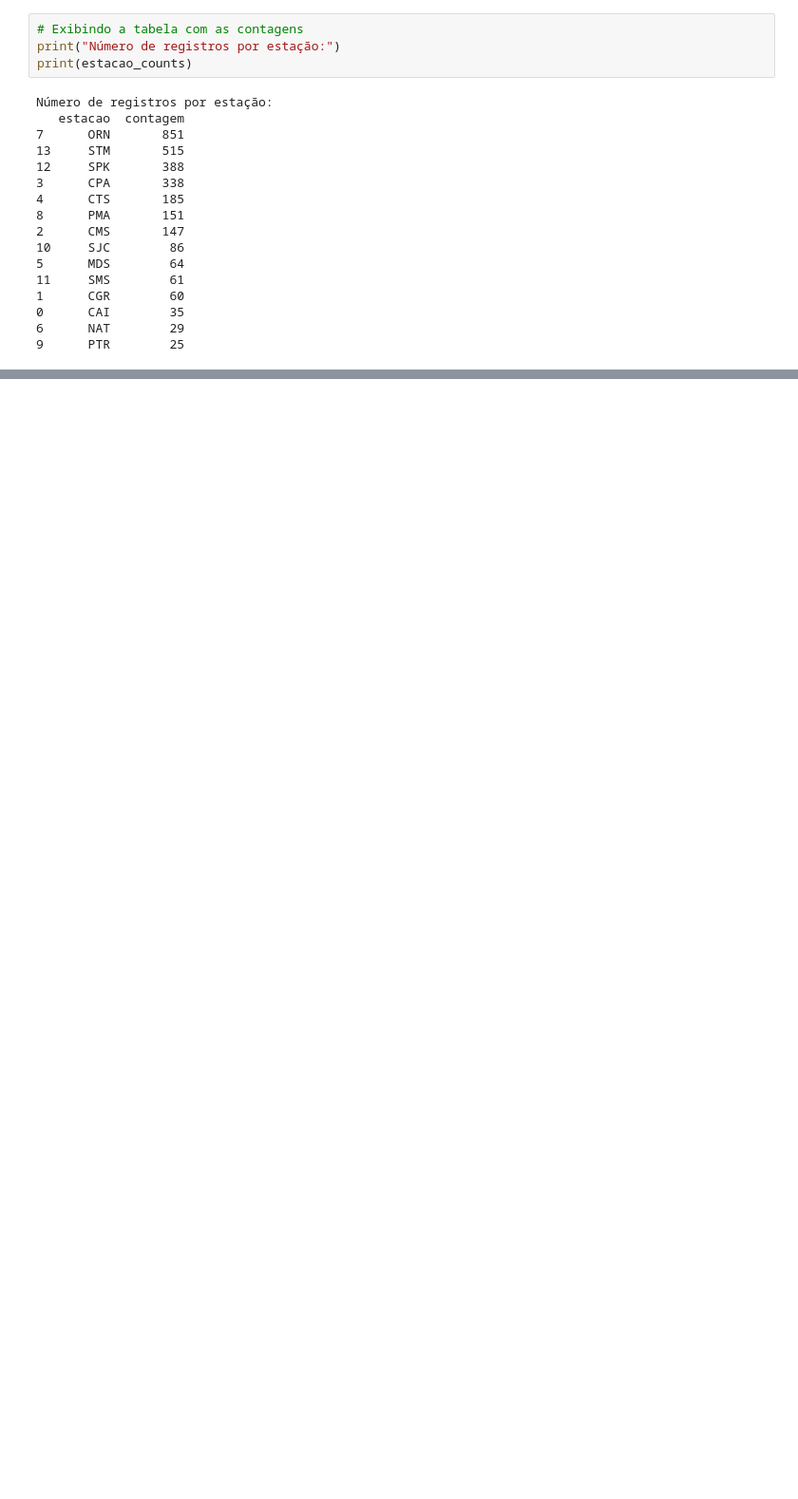
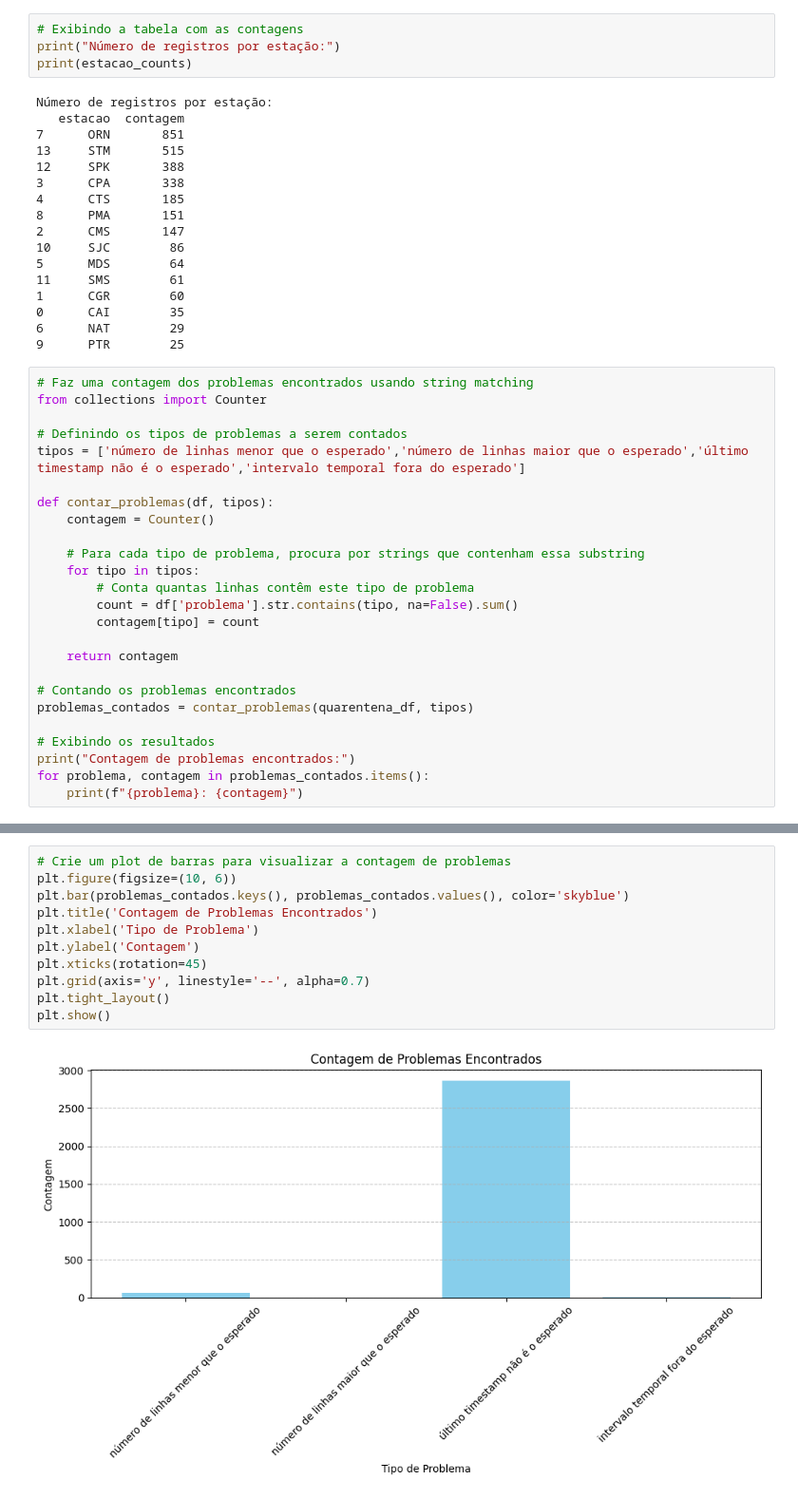
Before and after one commit to labren/sonda-curadoria, a Jupyter notebook: 01_Analise_Exploratoria_Solarimetricos.ipynb, the cells around one changed output, grey strips where cells are left out. Shown: that part at 95% size. Cells and saved outputs as stored; diff of their text form; blank space fills up the shorter version.

```diff
--- a/01_Analise_Exploratoria_Solarimetricos.ipynb
+++ b/01_Analise_Exploratoria_Solarimetricos.ipynb
@@ -199,3 +207,28 @@ Número de registros por estação:
 0      CAI        35
 6      NAT        29
 9      PTR        25
+# %%
+# Faz uma contagem dos problemas encontrados usando string matching
+from collections import Counter
+
+# Definindo os tipos de problemas a serem contados
+tipos = ['número de linhas menor que o esperado','número de linhas maior que o esperado','último timestamp não é o esperado','intervalo temporal fora do esperado']
+
+def contar_problemas(df, tipos):
+    contagem = Counter()
+
+    # Para cada tipo de problema, procura por strings que contenham essa substring
+    for tipo in tipos:
+        # Conta quantas linhas contêm este tipo de problema
+        count = df['problema'].str.contains(tipo, na=False).sum()
+        contagem[tipo] = count
+
+    return contagem
+
+# Contando os problemas encontrados
+problemas_contados = contar_problemas(quarentena_df, tipos)
+
+# Exibindo os resultados
+print("Contagem de problemas encontrados:")
+for problema, contagem in problemas_contados.items():
+    print(f"{problema}: {contagem}")
@@ -201,0 +241,13 @@ Número de registros por estação:
+# %%
+# Crie um plot de barras para visualizar a contagem de problemas
+plt.figure(figsize=(10, 6))
+plt.bar(problemas_contados.keys(), problemas_contados.values(), color='skyblue')
+plt.title('Contagem de Problemas Encontrados')
+plt.xlabel('Tipo de Problema')
+plt.ylabel('Contagem')
+plt.xticks(rotation=45)
+plt.grid(axis='y', linestyle='--', alpha=0.7)
+plt.tight_layout()
+plt.show()
+# %% [output]
+[figure, added]
```
Also changed, not shown: parts of 6 cells of this notebook.
